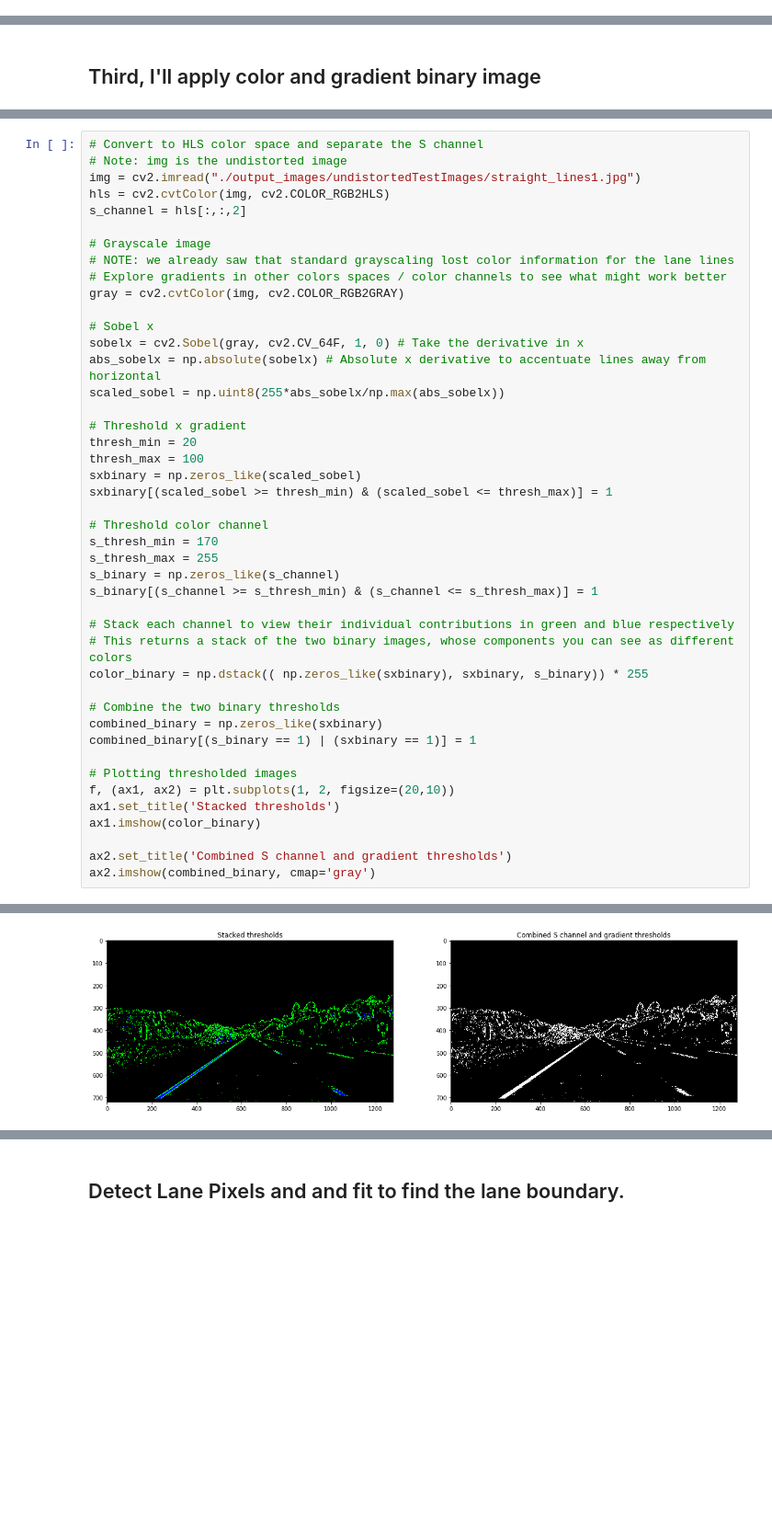
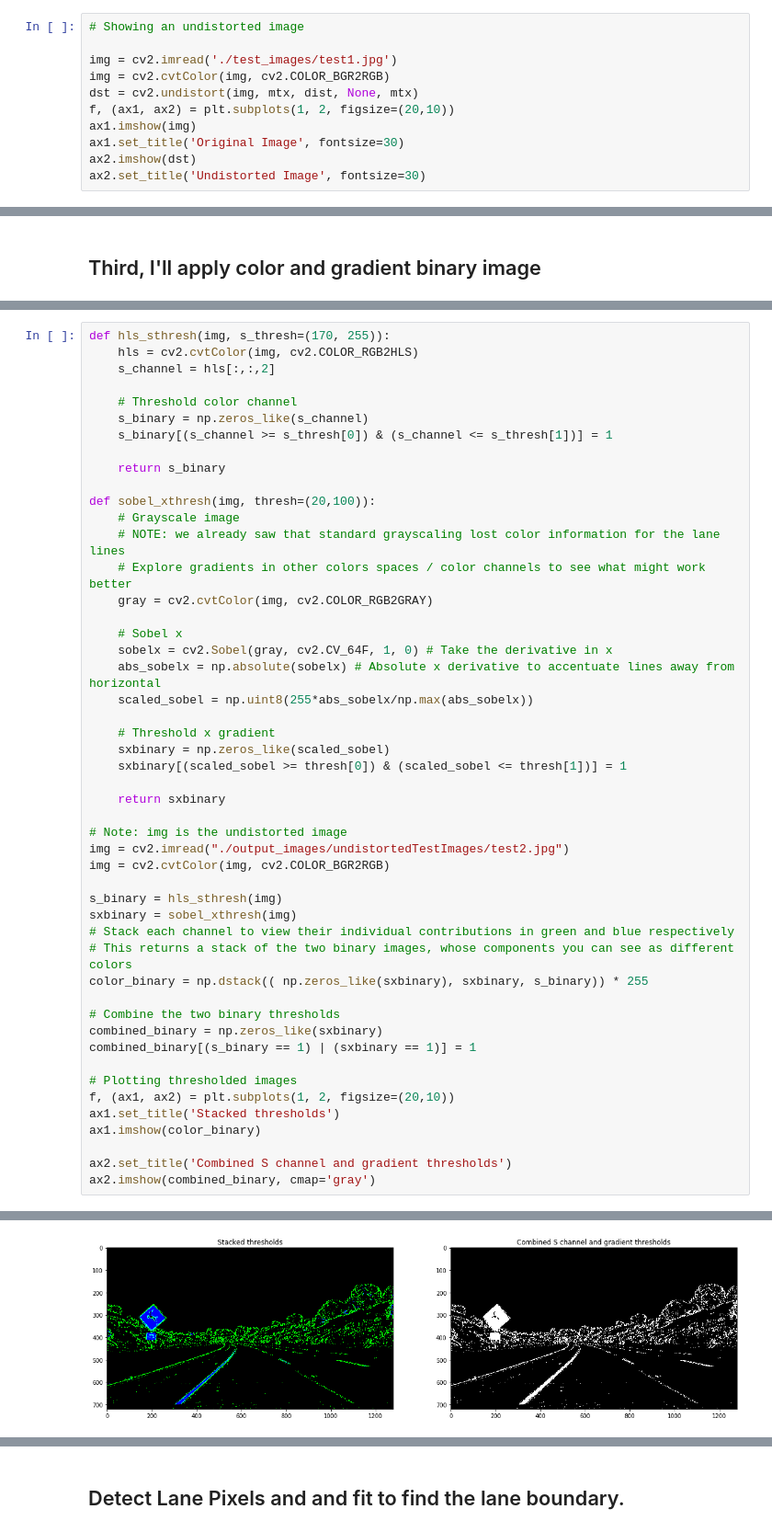
Before and after one commit to kushshukla24/P4_AdvancedLaneLineDetection, a Jupyter notebook: P4_AdvanceLaneLineDetection.ipynb, the cells around one changed output, grey strips where cells are left out. Shown at 92% size. Drawn from its saved outputs; the diff is of its cells as text; blank space fills up the shorter version.

```diff
--- a/P4_AdvanceLaneLineDetection.ipynb
+++ b/P4_AdvanceLaneLineDetection.ipynb
@@ -196,3 +156,14 @@ Writing Image: ./output_images/undistortedTestImages/test3.jpg
 Writing Image: ./output_images/undistortedTestImages/test4.jpg
 Writing Image: ./output_images/undistortedTestImages/test5.jpg
 Writing Image: ./output_images/undistortedTestImages/test6.jpg
+# %%
+# Showing an undistorted image
+
+img = cv2.imread('./test_images/test1.jpg')
+img = cv2.cvtColor(img, cv2.COLOR_BGR2RGB)
+dst = cv2.undistort(img, mtx, dist, None, mtx)
+f, (ax1, ax2) = plt.subplots(1, 2, figsize=(20,10))
+ax1.imshow(img)
+ax1.set_title('Original Image', fontsize=30)
+ax2.imshow(dst)
+ax2.set_title('Undistorted Image', fontsize=30)
@@ -201,47 +205,52 @@ Writing Image: ./output_images/undistortedTestImages/test6.jpg
 # %%
-# Convert to HLS color space and separate the S channel
+def hls_sthresh(img, s_thresh=(170, 255)):
+    hls = cv2.cvtColor(img, cv2.COLOR_RGB2HLS)
+    s_channel = hls[:,:,2]
+
+    # Threshold color channel
+    s_binary = np.zeros_like(s_channel)
+    s_binary[(s_channel >= s_thresh[0]) & (s_channel <= s_thresh[1])] = 1
+
+    return s_binary
+
+def sobel_xthresh(img, thresh=(20,100)):
+    # Grayscale image
+    # NOTE: we already saw that standard grayscaling lost color information for the lane lines
+    # Explore gradients in other colors spaces / color channels to see what might work better
+    gray = cv2.cvtColor(img, cv2.COLOR_RGB2GRAY)
+
+    # Sobel x
+    sobelx = cv2.Sobel(gray, cv2.CV_64F, 1, 0) # Take the derivative in x
+    abs_sobelx = np.absolute(sobelx) # Absolute x derivative to accentuate lines away from horizontal
+    scaled_sobel = np.uint8(255*abs_sobelx/np.max(abs_sobelx))
+
+    # Threshold x gradient
+    sxbinary = np.zeros_like(scaled_sobel)
+    sxbinary[(scaled_sobel >= thresh[0]) & (scaled_sobel <= thresh[1])] = 1
+
+    return sxbinary
+
 # Note: img is the undistorted image
-img = cv2.imread("./output_images/undistortedTestImages/straight_lines1.jpg")
-hls = cv2.cvtColor(img, cv2.COLOR_RGB2HLS)
-s_channel = hls[:,:,2]
+img = cv2.imread("./output_images/undistortedTestImages/test2.jpg")
+img = cv2.cvtColor(img, cv2.COLOR_BGR2RGB)
 
-# Grayscale image
-# NOTE: we already saw that standard grayscaling lost color information for the lane lines
-# Explore gradients in other colors spaces / color channels to see what might work better
-gray = cv2.cvtColor(img, cv2.COLOR_RGB2GRAY)
-
-# Sobel x
-sobelx = cv2.Sobel(gray, cv2.CV_64F, 1, 0) # Take the derivative in x
-abs_sobelx = np.absolute(sobelx) # Absolute x derivative to accentuate lines away from horizontal
-scaled_sobel = np.uint8(255*abs_sobelx/np.max(abs_sobelx))
-
-# Threshold x gradient
-thresh_min = 20
-thresh_max = 100
-sxbinary = np.zeros_like(scaled_sobel)
-sxbinary[(scaled_sobel >= thresh_min) & (scaled_sobel <= thresh_max)] = 1
-
-# Threshold color channel
-s_thresh_min = 170
-s_thresh_max = 255
-s_binary = np.zeros_like(s_channel)
-s_binary[(s_channel >= s_thresh_min) & (s_channel <= s_thresh_max)] = 1
-
+s_binary = hls_sthresh(img)
+sxbinary = sobel_xthresh(img)
 # Stack each channel to view their individual contributions in green and blue respectively
 # This returns a stack of the two binary images, whose components you can see as different colors
 color_binary = np.dstack(( np.zeros_like(sxbinary), sxbinary, s_binary)) * 255
 
 # Combine the two binary thresholds
 combined_binary = np.zeros_like(sxbinary)
 combined_binary[(s_binary == 1) | (sxbinary == 1)] = 1
 
 # Plotting thresholded images
 f, (ax1, ax2) = plt.subplots(1, 2, figsize=(20,10))
 ax1.set_title('Stacked thresholds')
 ax1.imshow(color_binary)
 
 ax2.set_title('Combined S channel and gradient thresholds')
 ax2.imshow(combined_binary, cmap='gray')
 # %% [output]
 <matplotlib.image.AxesImage at 0x...>
-[figure, old version]
+[figure, new version]
```
Also changed, not shown: parts of 35 cells of this notebook.
